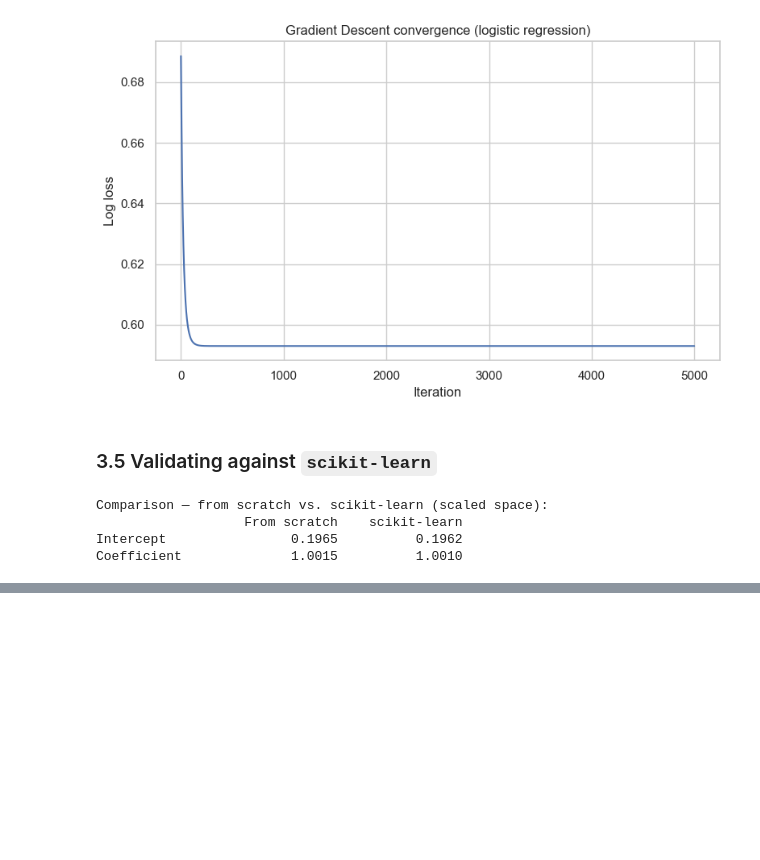
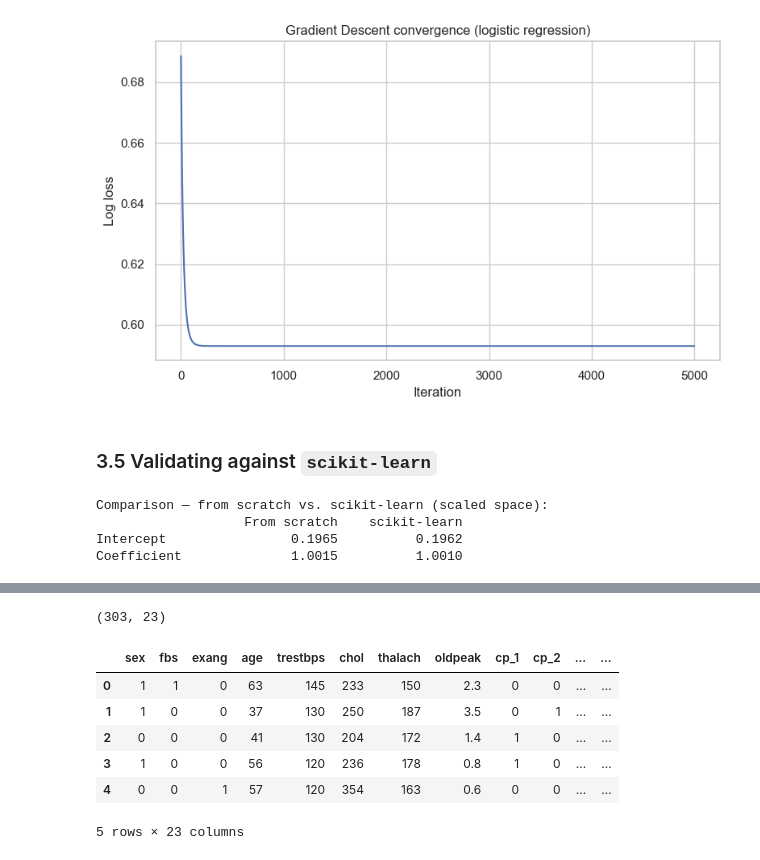
Before and after one commit to danielfdez-ds/ML-Notes-and-Projects, a Jupyter notebook: 02_Classification/02Classification.ipynb, the cells around one changed output, grey strips where cells are left out. Cells and saved outputs as stored; diff of their text form; code cells hidden in the pictures; blank space fills up the shorter version.

Commit message:
Multiple Logistic Regression: predictors, odds ratios, etc. Statsmodels.

```diff
--- a/02_Classification/02Classification.ipynb
+++ b/02_Classification/02Classification.ipynb
@@ -304,0 +328,19 @@ Coefficient              1.0015          1.0010
+# %%
+binary_cols = ["sex", "fbs", "exang"]
+continuous_cols = ["age", "trestbps", "chol", "thalach", "oldpeak"]
+categorical_cols = ["cp", "restecg", "slope", "thal", "ca"]
+
+dummies = pd.get_dummies(df[categorical_cols].astype(str), prefix=categorical_cols, drop_first=True, dtype=int)
+
+multi_df = pd.concat([df[binary_cols + continuous_cols], dummies, df["target"]], axis=1)
+print(multi_df.shape)
+multi_df.head()
+# %% [output]
+(303, 23)
+|  | sex | fbs | exang | age | trestbps | chol | thalach | oldpeak | cp_1 | cp_2 | ... | ... |
+| 0 | 1 | 1 | 0 | 63 | 145 | 233 | 150 | 2.3 | 0 | 0 | ... | ... |
+| 1 | 1 | 0 | 0 | 37 | 130 | 250 | 187 | 3.5 | 0 | 1 | ... | ... |
+| 2 | 0 | 0 | 0 | 41 | 130 | 204 | 172 | 1.4 | 1 | 0 | ... | ... |
+| 3 | 1 | 0 | 0 | 56 | 120 | 236 | 178 | 0.8 | 1 | 0 | ... | ... |
+| 4 | 0 | 0 | 1 | 57 | 120 | 354 | 163 | 0.6 | 0 | 0 | ... | ... |
+5 rows × 23 columns
```
Also changed, not shown: parts of 14 cells of this notebook.
